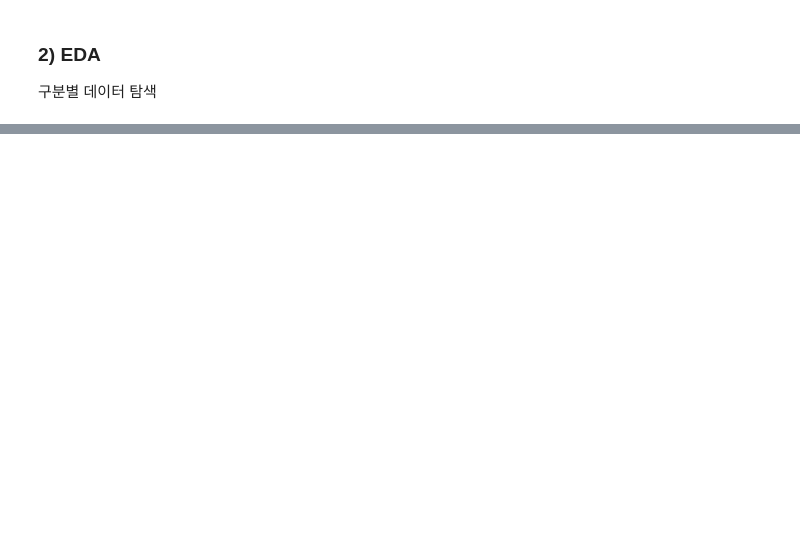
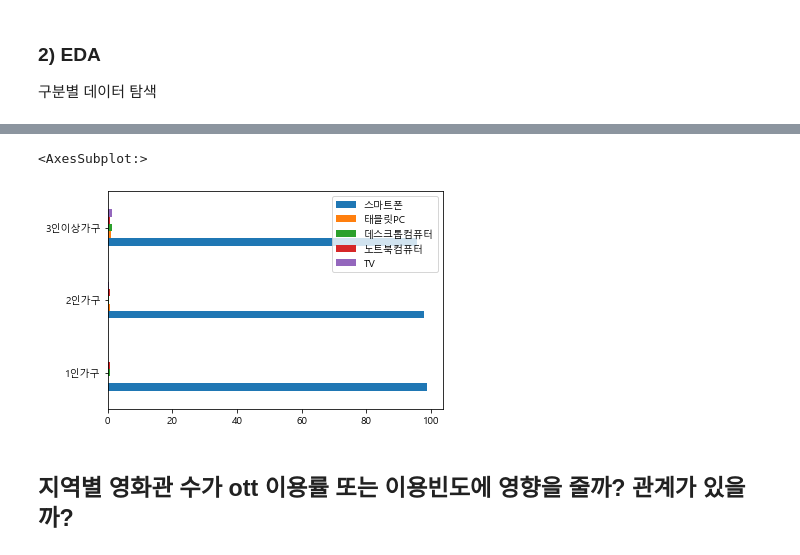
Before and after one commit to eesomin/midproject, a Jupyter notebook: nsm1/NSM_중간프로젝트- OTT 서비스.ipynb, the cells around one changed output, grey strips where cells are left out. Drawn from its saved outputs; the diff is of its cells as text; code cells hidden in the pictures; blank space fills up the shorter version.

```diff
--- a/nsm1/NSM_중간프로젝트- OTT 서비스.ipynb
+++ b/nsm1/NSM_중간프로젝트- OTT 서비스.ipynb
@@ -771,0 +765,7 @@ ott_m_region
+# %%
+ott_m_family["2020"].plot.barh()
+# %% [output]
+<AxesSubplot:>
+[figure, added]
+# %% [markdown]
+## 지역별 영화관 수가 ott 이용률 또는 이용빈도에 영향을 줄까? 관계가 있을까?
```
Also changed, not shown: parts of 61 cells of this notebook, 13 other files.
